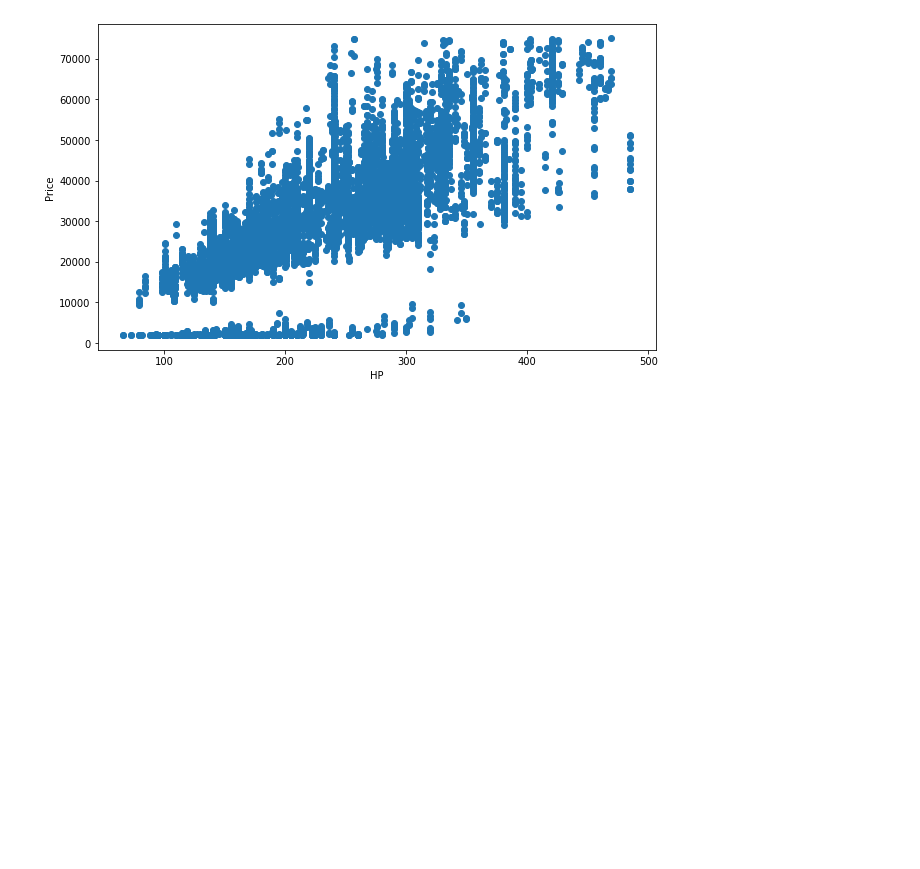
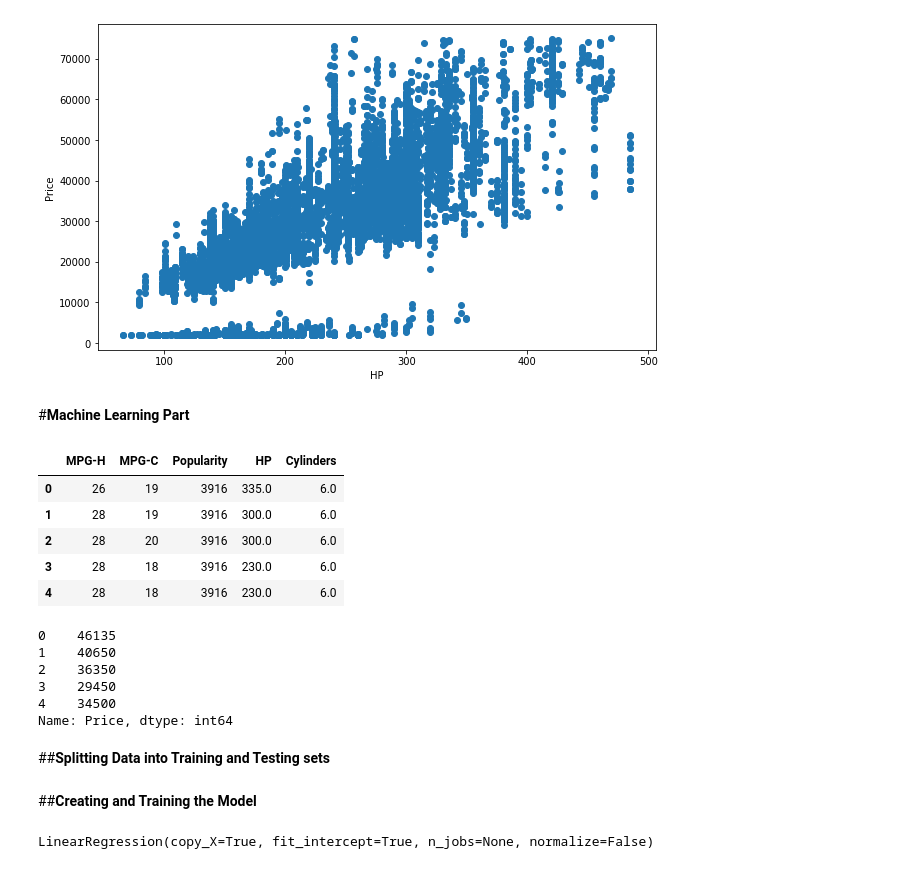
Before and after one commit to Anurag-KP/Exploratory-Data-Analysis-of-Car-Features, a Jupyter notebook: Exploratory_Data_Analysis_of_Car_Features.ipynb, the cells around one changed output. Saved outputs shown, nothing was run; the diff lists cells and outputs as text; code cells hidden in the pictures; blank space fills up the shorter version.

```diff
--- a/Exploratory_Data_Analysis_of_Car_Features.ipynb
+++ b/Exploratory_Data_Analysis_of_Car_Features.ipynb
@@ -313,3 +313,5 @@ ax.set_ylabel('Price')
 plt.show()
 # %% [output]
 [figure]
+# %% [markdown]
+#**Machine Learning Part**
@@ -315,0 +321,22 @@ plt.show()
+# %%
+type(x)
+x.head()
+# %% [output]
+|  | MPG-H | MPG-C | Popularity | HP | Cylinders |
+| 0 | 26 | 19 | 3916 | 335.0 | 6.0 |
+| 1 | 28 | 19 | 3916 | 300.0 | 6.0 |
+| 2 | 28 | 20 | 3916 | 300.0 | 6.0 |
+| 3 | 28 | 18 | 3916 | 230.0 | 6.0 |
+| 4 | 28 | 18 | 3916 | 230.0 | 6.0 |
+# %%
+type(y)
+y.head()
+# %% [output]
+0    46135
+1    40650
+2    36350
+3    29450
+4    34500
+Name: Price, dtype: int64
+# %% [markdown]
+##**Splitting Data into Training and Testing sets**
@@ -315,0 +346,8 @@ plt.show()
+# %% [markdown]
+##**Creating and Training the Model**
+# %%
+from sklearn.linear_model import LinearRegression
+lr = LinearRegression()
+lr.fit(X_train, y_train)
+# %% [output]
+LinearRegression(copy_X=True, fit_intercept=True, n_jobs=None, normalize=False)
```
Also changed, not shown: parts of 15 cells of this notebook.
